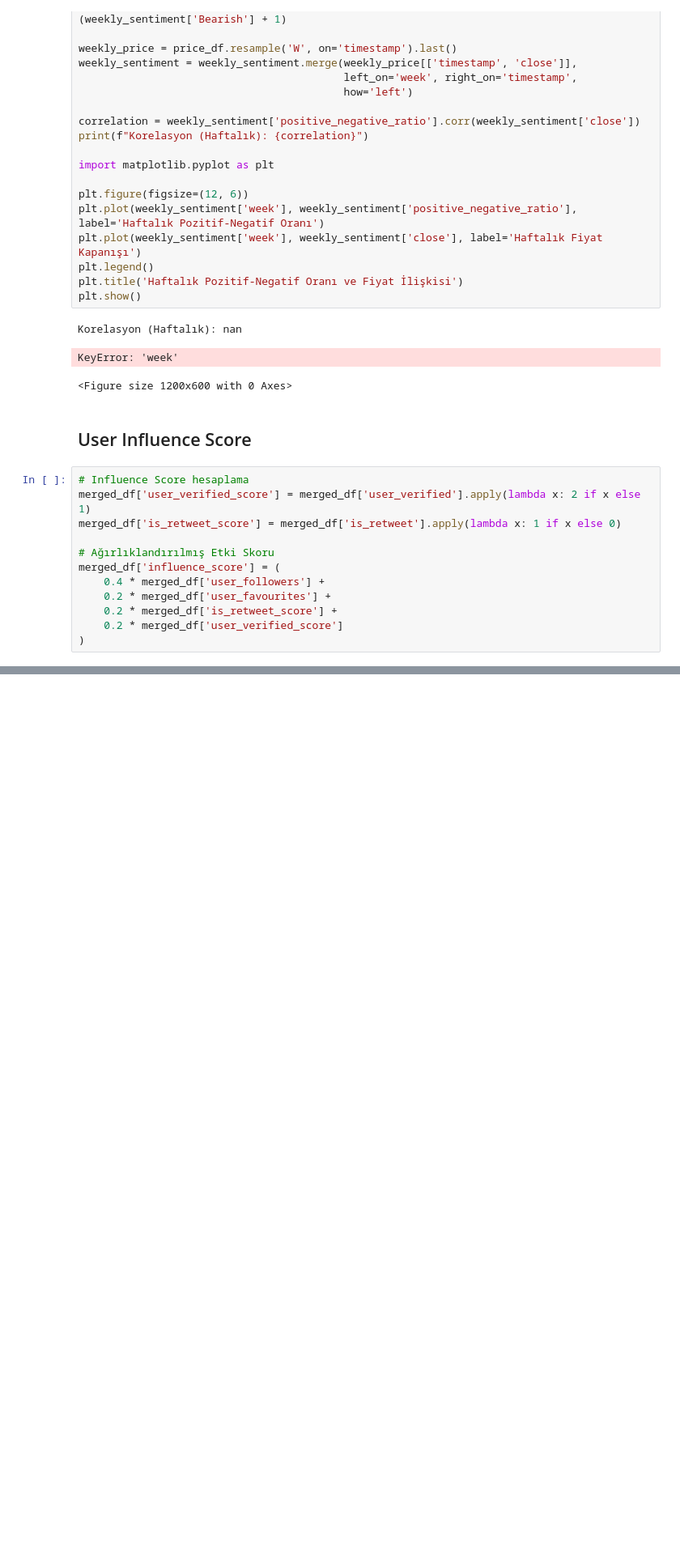
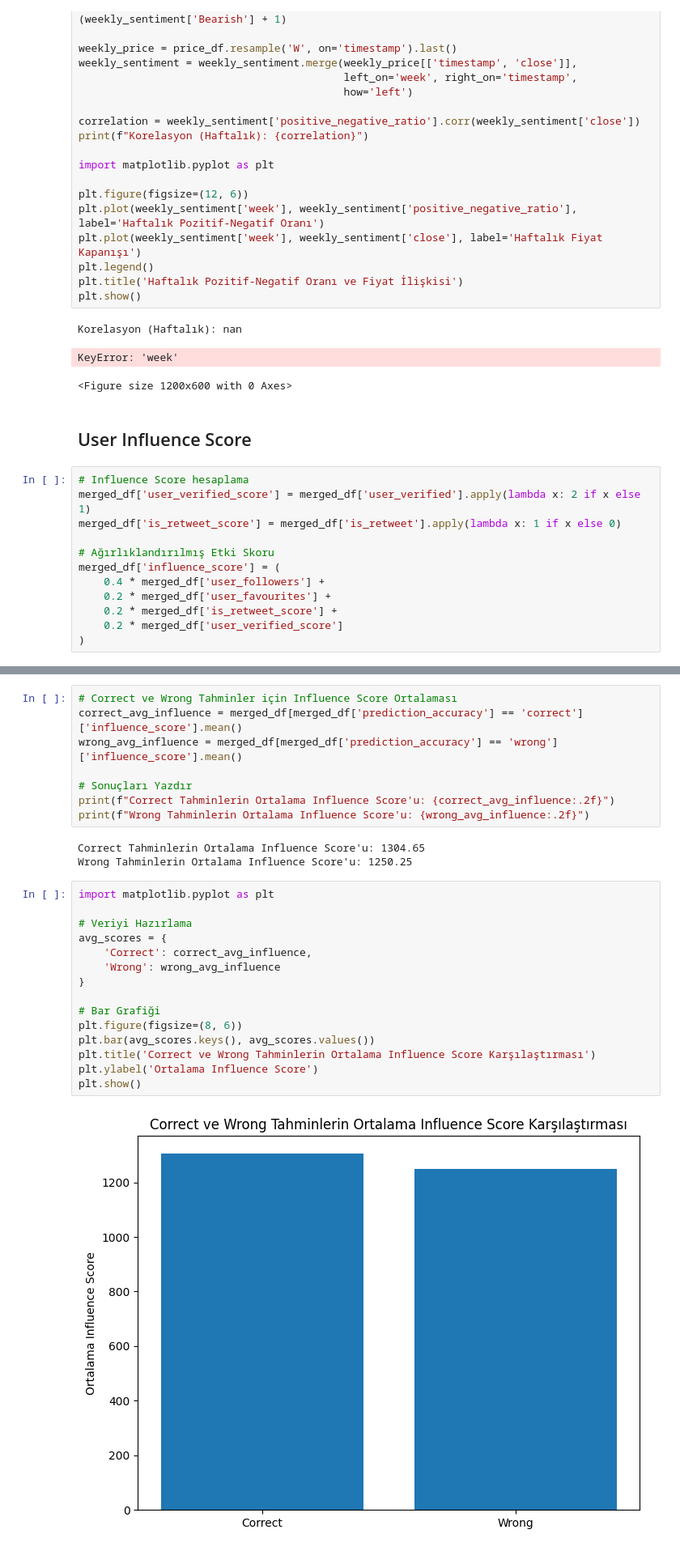
Before and after one commit to EudaLabs/investor-sentiments, a Jupyter notebook: bitcoin_tweet.ipynb, the cells around one changed output, grey strips where cells are left out. Shown: that part at 81% size. Saved outputs shown, nothing was run; the diff lists cells and outputs as text; blank space fills up the shorter version.

```diff
--- a/bitcoin_tweet.ipynb
+++ b/bitcoin_tweet.ipynb
@@ -420,0 +457,28 @@ merged_df = pd.merge(merged_df, pagerank_df, on='user_name', how='left')
+# %%
+# Correct ve Wrong Tahminler için Influence Score Ortalaması
+correct_avg_influence = merged_df[merged_df['prediction_accuracy'] == 'correct']['influence_score'].mean()
+wrong_avg_influence = merged_df[merged_df['prediction_accuracy'] == 'wrong']['influence_score'].mean()
+
+# Sonuçları Yazdır
+print(f"Correct Tahminlerin Ortalama Influence Score'u: {correct_avg_influence:.2f}")
+print(f"Wrong Tahminlerin Ortalama Influence Score'u: {wrong_avg_influence:.2f}")
+# %% [output]
+Correct Tahminlerin Ortalama Influence Score'u: 1304.65
+Wrong Tahminlerin Ortalama Influence Score'u: 1250.25
+# %%
+import matplotlib.pyplot as plt
+
+# Veriyi Hazırlama
+avg_scores = {
+    'Correct': correct_avg_influence,
+    'Wrong': wrong_avg_influence
+}
+
+# Bar Grafiği
+plt.figure(figsize=(8, 6))
+plt.bar(avg_scores.keys(), avg_scores.values())
+plt.title('Correct ve Wrong Tahminlerin Ortalama Influence Score Karşılaştırması')
+plt.ylabel('Ortalama Influence Score')
+plt.show()
+# %% [output]
+[figure, added]
```
Also changed, not shown: parts of 10 cells of this notebook.
